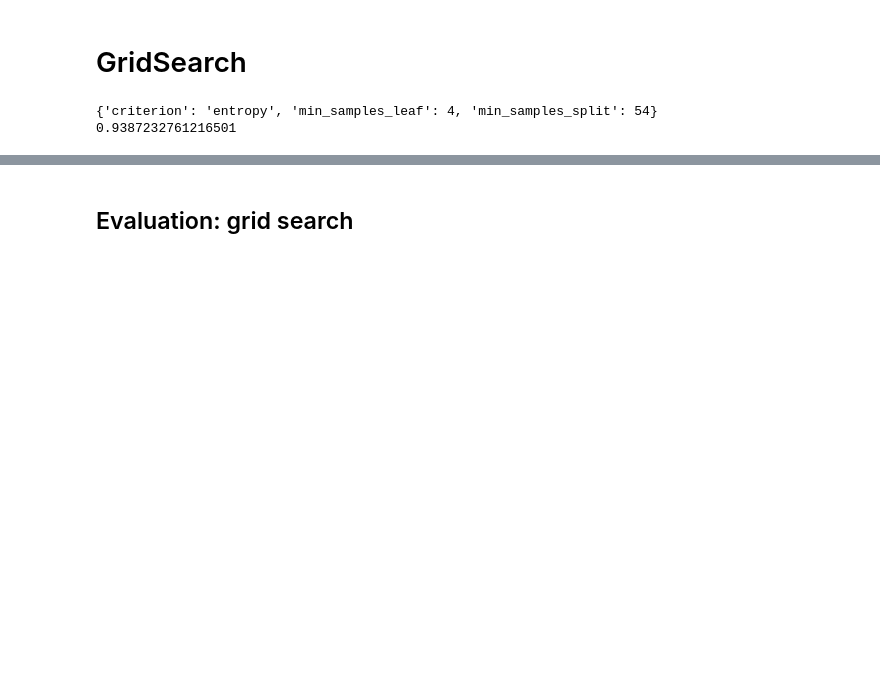
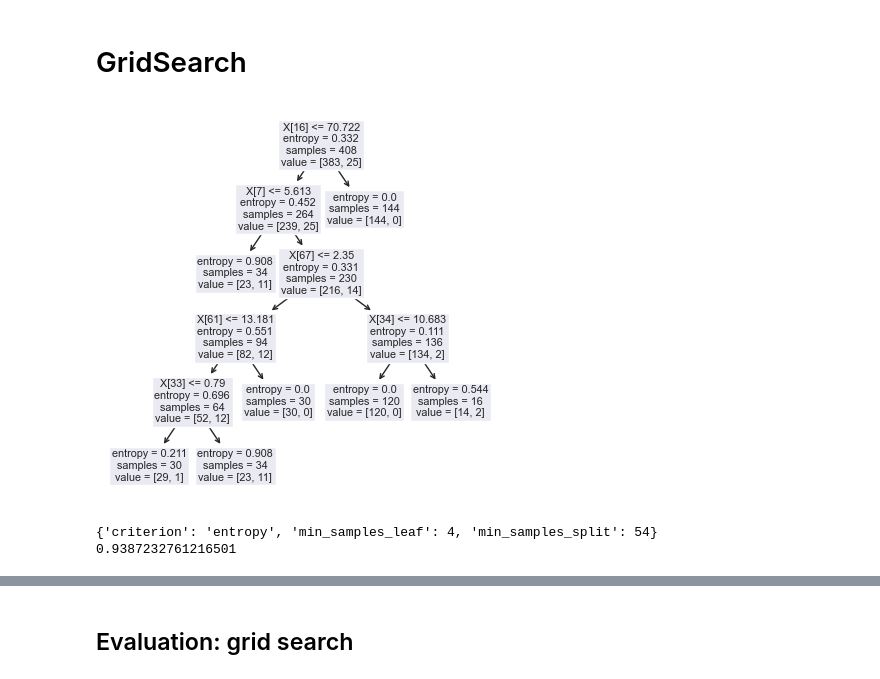
Before and after one commit to alexxtodea/DataAnalytics, a Jupyter notebook: MiniProject/Naamloos.ipynb, the cells around one changed output, grey strips where cells are left out. Saved outputs shown, nothing was run; the diff lists cells and outputs as text; code cells hidden in the pictures; blank space fills up the shorter version.

```diff
--- a/MiniProject/Naamloos.ipynb
+++ b/MiniProject/Naamloos.ipynb
@@ -648,23 +648,29 @@ This is pretty good because in our dataset false negatives are relatively better
 # %% [markdown]
 # GridSearch
 # %%
+from sklearn.tree import plot_tree
 # Define the parameter grid
 param_grid =  {    'criterion': ['gini', 'entropy'],
     'min_samples_split': [25, 30, 40, 50,54,53,52,55,56,57,60, 70, 80],
     'min_samples_leaf': [1, 2, 3, 4 , 5 ,],}
 # Create a decision tree classifier
 model = DecisionTreeClassifier()
 
 # Perform grid search
 grid_search = GridSearchCV(estimator=model, param_grid=param_grid, cv=5)
 grid_search.fit(X_train, y_train)
 
 # Get the best parameter and best score
 best_params = grid_search.best_params_
 best_score = grid_search.best_score_
+best_model = grid_search.best_estimator_
+
+plot_tree(best_model)
+plt.show()
 
 print(best_params)
 print(best_score)
 # %% [output]
+[figure, added]
 {'criterion': 'entropy', 'min_samples_leaf': 4, 'min_samples_split': 54}
 0.9387232761216501
```
Also changed, not shown: parts of 12 cells of this notebook, 2 other files.
